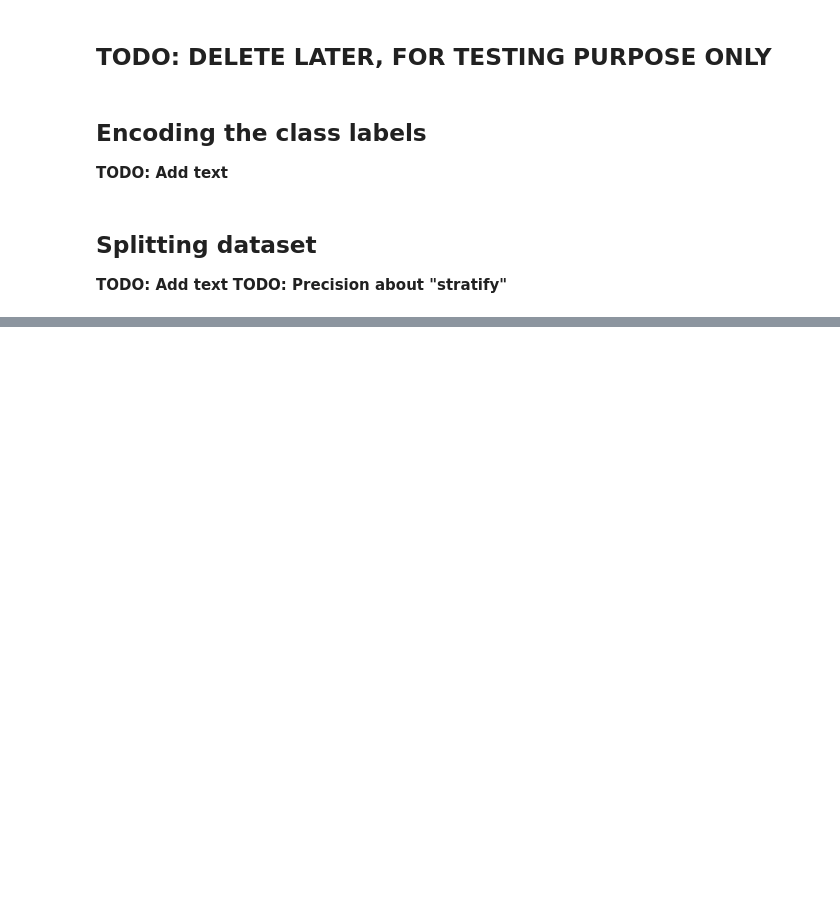
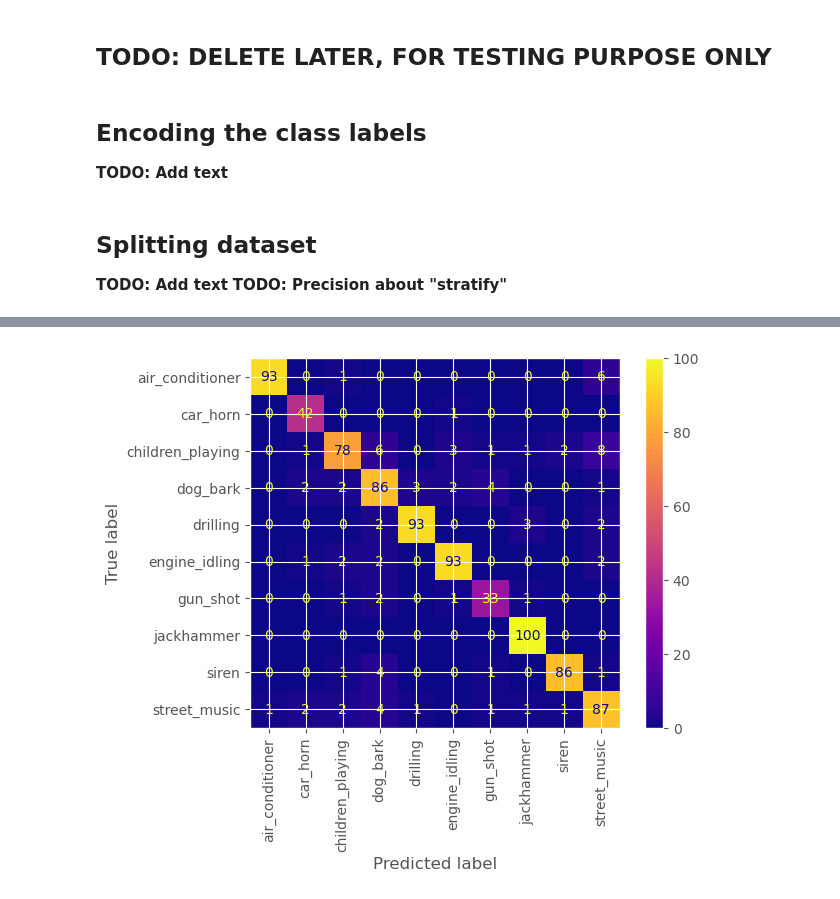
Before and after one commit to EmpireDemocratiqueDuPoulpe/Cours-IA, a Jupyter notebook: 5DEEP/Project/notebooks/main-notebook.ipynb, the cells around one changed output, grey strips where cells are left out. Cells and saved outputs as stored; diff of their text form; code cells hidden in the pictures; blank space fills up the shorter version.

```diff
--- a/5DEEP/Project/notebooks/main-notebook.ipynb
+++ b/5DEEP/Project/notebooks/main-notebook.ipynb
@@ -259,0 +378,3 @@ x_train, x_test, y_train, y_test = train_test_split(data_x, data_y, test_size=0.
+# %%
+show_confusion_matrix(model=model_ann, x_test_arr=x_test, y_test_arr=y_test)
+# %% [output]
@@ -259,0 +382 @@ x_train, x_test, y_train, y_test = train_test_split(data_x, data_y, test_size=0.
+[figure, added]
```
Also changed, not shown: parts of 15 cells of this notebook, 3 other files.
